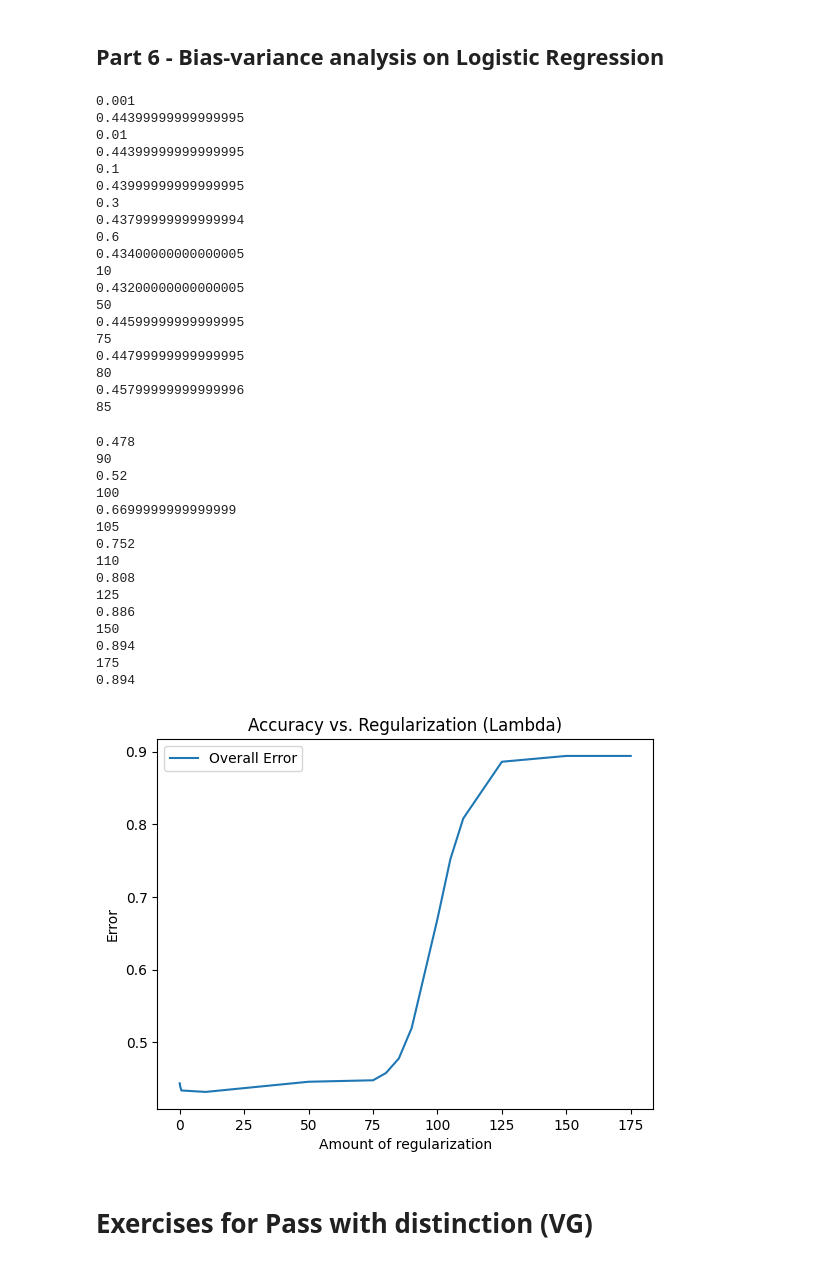
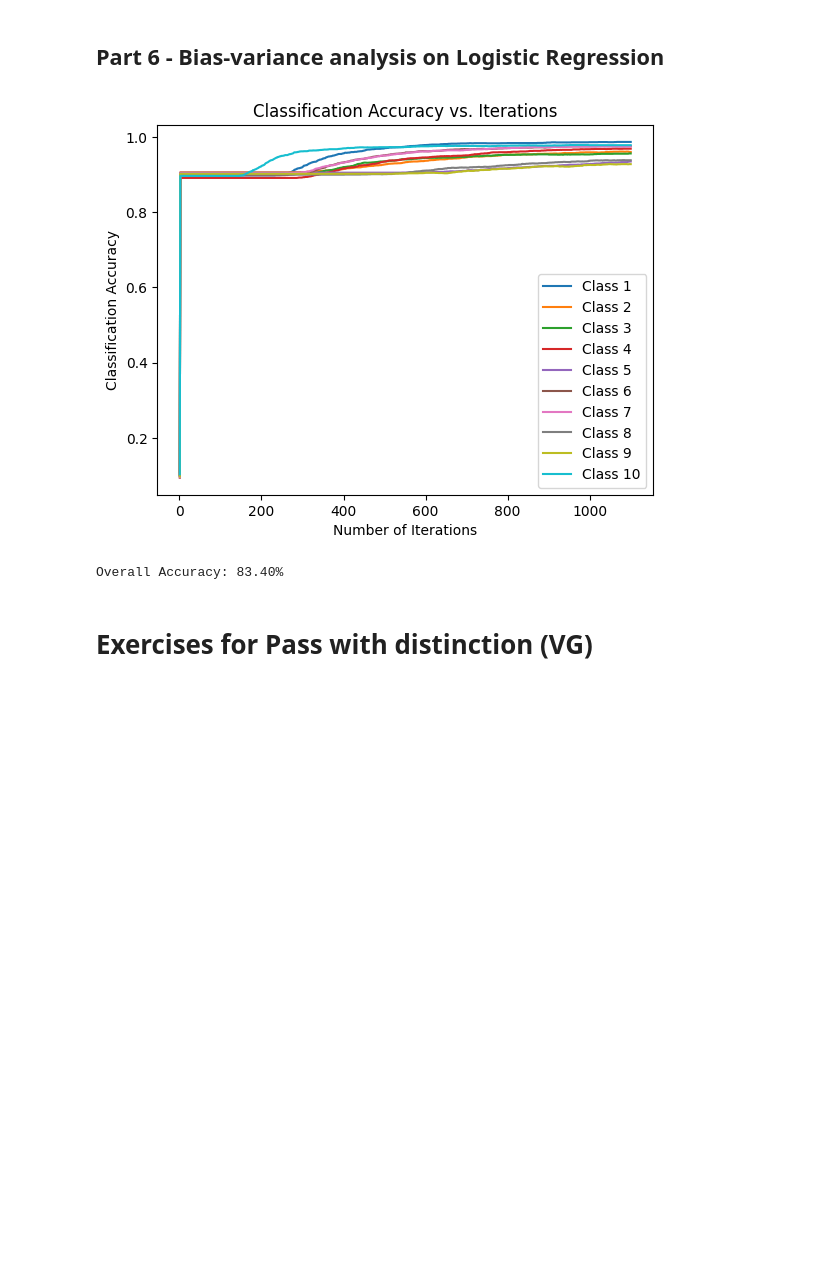
Before and after one commit to Mormert/MachineLearningLabs, a Jupyter notebook: lab2/python/lab2.ipynb, the cells around one changed output. Saved outputs shown, nothing was run; the diff lists cells and outputs as text; code cells hidden in the pictures; blank space fills up the shorter version.

```diff
--- a/lab2/python/lab2.ipynb
+++ b/lab2/python/lab2.ipynb
@@ -435,23 +435,23 @@ import matplotlib.pyplot as plt
 def sigmoid(z):
     return 1 / (1 + np.exp(-z))
 
-def costFunctionReg(theta, X, y, lambdA_):
+def costFunctionReg(theta, X, y, lambda_):
     m = len(y)
     h = sigmoid(X @ theta)
     J = ((-1/m) * (y.T @ np.log(h) + (1 - y).T @ np.log(1 - h)))
-    regularization = (lambdA_ / (2 * m)) * np.sum(theta[1:]**2)
+    regularization = (lambda_ / (2 * m)) * np.sum(theta[1:]**2)
     J += regularization
     return J
 
-def gradientReg(theta, X, y, lambdA_):
+def gradientReg(theta, X, y, lambda_):
     m = len(y)
     h = sigmoid(X @ theta)
     grad = (1/m) * X.T @ (h - y)
-    regularization = (lambdA_ / m) * theta[1:]
+    regularization = (lambda_ / m) * theta[1:]
     grad[1:] +=  regularization
     return grad
 
-def gradientDescent(X, y, theta, alpha, num_iters, lambdA_):
+def gradientDescent(X, y, theta, alpha, num_iters, lambda_):
     m = len(y)
     J_history = []
     accuracy_history = []
@@ -459,9 +459,9 @@ def gradientDescent(X, y, theta, alpha, num_iters, lambdA_):
     for _ in range(num_iters):
         h = sigmoid(X @ theta)
         theta = theta - (alpha/m) * (X.T @ (h - y))
-        regularization = lambdA_ * np.concatenate(([0], theta[1:]))
+        regularization = lambda_ * np.concatenate(([0], theta[1:]))
         theta += regularization
-        J = costFunctionReg(theta, X, y, lambdA_)
+        J = costFunctionReg(theta, X, y, lambda_)
         J_history.append(J)
 
         # Calculate classification accuracy
@@ -471,7 +471,7 @@ def gradientDescent(X, y, theta, alpha, num_iters, lambdA_):
 
     return theta, J_history, accuracy_history
 
-def trainLogisticReg(X, y, lambdA_, alpha=0.01, num_iters=1500, plotClassAcc=True):
+def trainLogisticReg(X, y, lambda_, alpha=0.01, num_iters=1500, plotClassAcc=True):
     m, n = X.shape
     num_labels = len(np.unique(y))
     all_theta = np.zeros((n+1, num_labels))
@@ -489,7 +489,7 @@ def trainLogisticReg(X, y, lambdA_, alpha=0.01, num_iters=1500, plotClassAcc=Tru
         y_c = (y == c).astype(int)
 
         # Run gradient descent
-        theta, _, accuracy_history = gradientDescent(X, y_c, initial_theta, alpha, num_iters, lambdA_)
+        theta, _, accuracy_history = gradientDescent(X, y_c, initial_theta, alpha, num_iters, lambda_)
 
         # Assign theta to the corresponding column in all_theta
         all_theta[:, c-1] = theta
@@ -531,11 +531,10 @@ def overallAccuracy(X, y, all_theta):
 X_temp, X_test, y_temp, y_test = train_test_split(X, y, test_size=0.1, random_state=1)
 X_train, X_val, y_train, y_val = train_test_split(X_temp, y_temp, test_size=1/3, random_state=1)
 
-lambda_ = 0.1
+lambda_ = 0.001
 iterations = 1100
 alpha = 0.01
 
-'''
 all_theta = trainLogisticReg(X_train, y_train, lambda_, alpha, iterations)
 
 accuracy = overallAccuracy(X_test, y_test, all_theta)
@@ -543,70 +542,38 @@ print(f'Overall Accuracy: {accuracy * 100:.2f}%')
 
 each50ItsError = []
 for i in range(50, 1000, 50):
     all_theta_i = trainLogisticReg(X_train, y_train, lambda_, alpha, i, False)
     each50ItsError.append(1 - overallAccuracy(X_test, y_test, all_theta_i))
 
 plt.plot(range(50, 1000, 50), each50ItsError, label='Overall Error')
-
+'''
 plt.xlabel('Training Epoch')
 plt.ylabel('Error')
 plt.title('Accuracy vs. Iterations')
 plt.legend()
 plt.show()
-'''
+
 eachLambdaError = []
 lambda_values = [0.001, 0.01, 0.1, 0.3, 0.6, 10, 50, 75, 80, 85, 90, 100, 105, 110, 125, 150, 175]
 for lambdaV in lambda_values:
     iterations = 2
     print(lambdaV)
     all_theta_i = trainLogisticReg(X_train, y_train, lambdaV, alpha, iterations, False)
     error = 1 - overallAccuracy(X_test, y_test, all_theta_i)
     print(error)
     eachLambdaError.append(error)
 
 plt.plot(lambda_values, eachLambdaError, label='Overall Error')
 
 plt.xlabel('Amount of regularization')
 plt.ylabel('Error')
 plt.title('Accuracy vs. Regularization (Lambda)')
 plt.legend()
 plt.show()
+'''
 # %% [output]
+[figure, new version]
-0.001
-0.44399999999999995
-0.01
-0.44399999999999995
-0.1
-0.43999999999999995
-0.3
-0.43799999999999994
-0.6
-0.43400000000000005
-10
-0.43200000000000005
-50
-0.44599999999999995
-75
-0.44799999999999995
-80
-0.45799999999999996
-85
+Overall Accuracy: 83.40%
-0.478
-90
-0.52
-100
-0.6699999999999999
-105
-0.752
-110
-0.808
-125
-0.886
-150
-0.894
-175
-0.894
-[figure, old version]
 # %% [markdown]
 # Exercises for Pass with distinction (VG)
 # %% [markdown]
```
Also changed, not shown: parts of 4 cells of this notebook.
